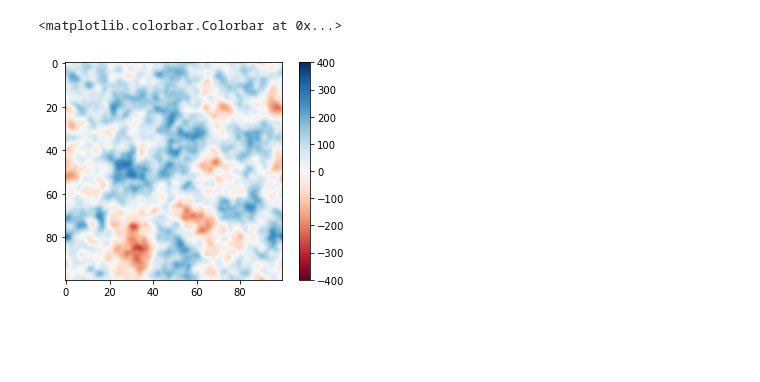
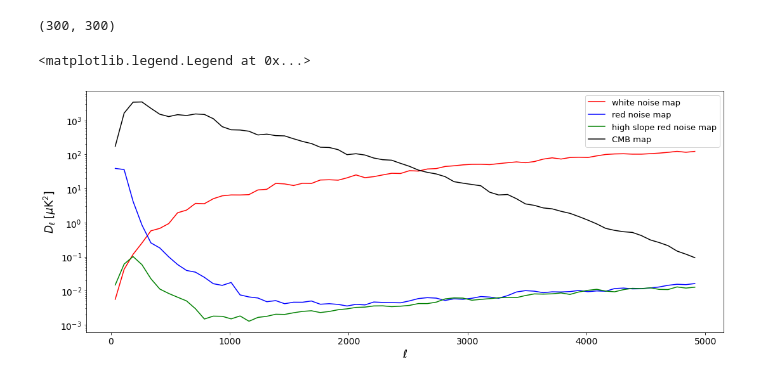
Before and after one commit to alpish0510/ML_mapmaker_project, a Jupyter notebook: test.ipynb, the cells around one changed output. Drawn from its saved outputs; the diff is of its cells as text; code cells hidden in the pictures; blank space fills up the shorter version.

```diff
--- a/test.ipynb
+++ b/test.ipynb
@@ -17,7 +10,28 @@ solution=solver.MLsolver(map)
-# %%
-mlsol=solution.ml_solver(0)
-plt.imshow(mlsol,cmap='RdBu',interpolation='bilinear',vmin=-400,vmax=400)
-plt.colorbar()
-# %% [output]
-<matplotlib.colorbar.Colorbar at 0x...>
-[figure, removed]
+# %%
+noise_w=np.array(np.load('white_ml.npy')).astype(np.float64)
+noise_r=np.array(np.load('red_ml.npy')).astype(np.float64)
+noise_ex=np.array(np.load('ex_ml.npy')).astype(np.float64)
+map=np.array(np.load('simulCMB.npy')).astype(np.float64)
+# %%
+noise_w.shape
+# %% [output]
+(300, 300)
+# %%
+# check for solver's power spectrum capabilities
+ell_w,dl_w=slv.ps_calc(noise_w,5,delta_ell=75)
+ell_r,dl_r=slv.ps_calc(noise_r,5,delta_ell=75)
+ell_ex,dl_ex=slv.ps_calc(noise_ex,5,delta_ell=75)
+ell_cmb,dl_cmb=slv.ps_calc(map,5,delta_ell=75)
+# plotting the power spectrum
+plt.figure(figsize=(18,7))
+plt.semilogy(ell_w,dl_w,'r',label='white noise map')
+plt.semilogy(ell_r,dl_r,'b',label='red noise map')
+plt.semilogy(ell_ex,dl_ex,'g',label='high slope red noise map')
+plt.semilogy(ell_cmb,dl_cmb,'k',label='CMB map')
+plt.xlabel('$\ell$',fontsize=17)
+plt.ylabel('$D_{\ell}$ [$\mu$K$^2$]',fontsize=17)
+plt.tick_params(axis='both', which='major', labelsize=14)
+plt.legend(fontsize=13)
+# %% [output]
+<matplotlib.legend.Legend at 0x...>
+[figure, added]
```
Also changed, not shown: parts of 23 cells of this notebook, 1 other file.
